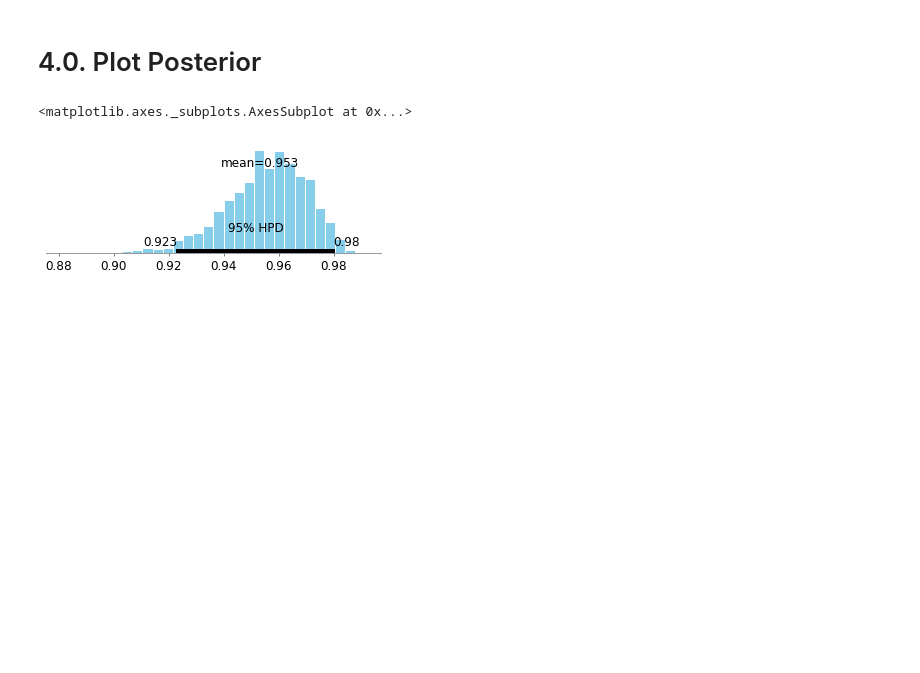
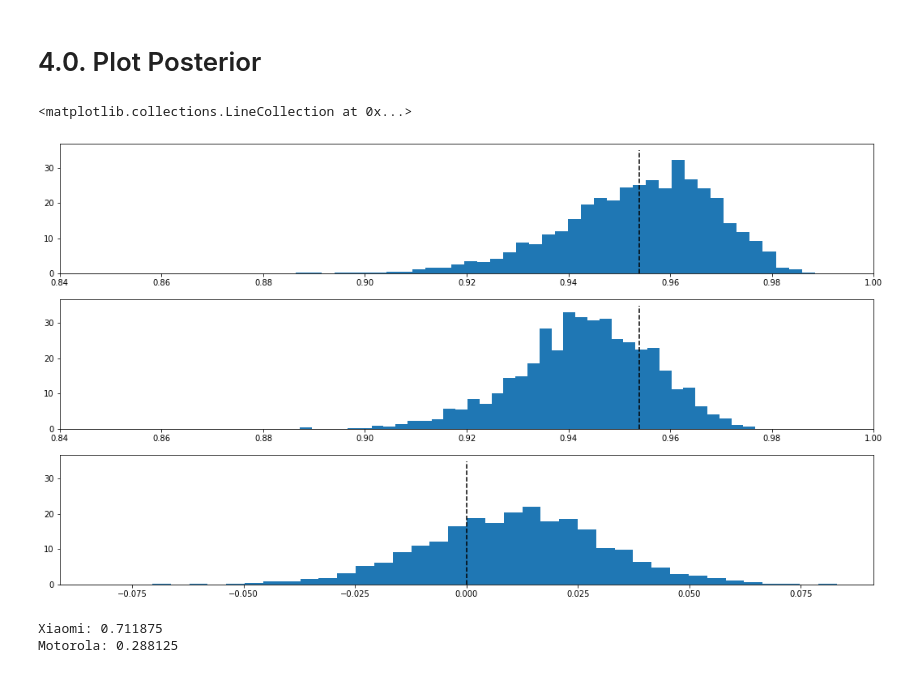
Before and after one commit to cidones/data-science-training, a Jupyter notebook: test.ipynb, the cells around one changed output. Drawn from its saved outputs; the diff is of its cells as text; code cells hidden in the pictures; blank space fills up the shorter version.

```diff
--- a/test.ipynb
+++ b/test.ipynb
@@ -14,7 +14,7 @@ X_a = np.array([1]* (int(0.83*201) + int(0.09*201)) + [0]* (int(0.01*201) + int(
 np.random.shuffle( X_a )
 
 # dados da motorola
-X_b = np.array([1]* (int(0.78*301) + int(0.15*301)) + [0]* (int(0.02*101) + int(0.03*301)))
+X_b = np.array([1]* (int(0.78*301) + int(0.15*301)) + [0]* (int(0.02*301) + int(0.03*301)))
 np.random.shuffle( X_b )
 # %%
 X_a
@@ -53,6 +53,11 @@ with pm.Model() as model:
     #Prior
     p_a = pm.Beta('p_a', 1, 1 )
     p_b = pm.Beta('p_b', 5, 2 )
+
+    #determinist
+    pm.Deterministic( 'delta', p_a - p_b )
+
+
     #Posterior
     obs_a = pm.Bernoulli('obs_a', p_a, observed=X_a)
     obs_b = pm.Bernoulli('obs_b', p_b, observed=X_b)
@@ -66,8 +71,28 @@ CompoundStep
 The number of effective samples is smaller than 25% for some parameters.
 # %% [markdown]
 # 4.0. Plot Posterior
-# %%
-pm.plot_posterior( trace['p_a'])
-# %% [output]
-<matplotlib.axes._subplots.AxesSubplot at 0x...>
-[figure, removed]
+# %%
+plt.figure( figsize=(18,10))
+
+plt.subplot ( 311 )
+plt.hist( trace['p_a'], histtype='stepfilled', bins=40, density=True );
+plt.xlim( [0.84, 1.0])
+plt.vlines( trace['p_a'].mean(), 0, 35, linestyle='--')
+
+plt.subplot ( 312 )
+plt.hist( trace['p_b'], histtype='stepfilled', bins=40, density=True );
+plt.xlim( [0.84, 1.0])
+plt.vlines( trace['p_a'].mean(), 0, 35, linestyle='--')
+
+plt.subplot ( 313 )
+plt.hist( trace['delta'], histtype='stepfilled', bins=40, density=True );
+plt.vlines(0, 0, 35, linestyle='--')
+# %% [output]
+<matplotlib.collections.LineCollection at 0x...>
+[figure, added]
+# %%
+print('Xiaomi: {}'.format(np.mean( trace['delta'] > 0) ) )
+print('Motorola: {}'.format(np.mean( trace['delta'] < 0) ) )
+# %% [output]
+Xiaomi: 0.711875
+Motorola: 0.288125
```
Also changed, not shown: parts of 2 cells of this notebook.
